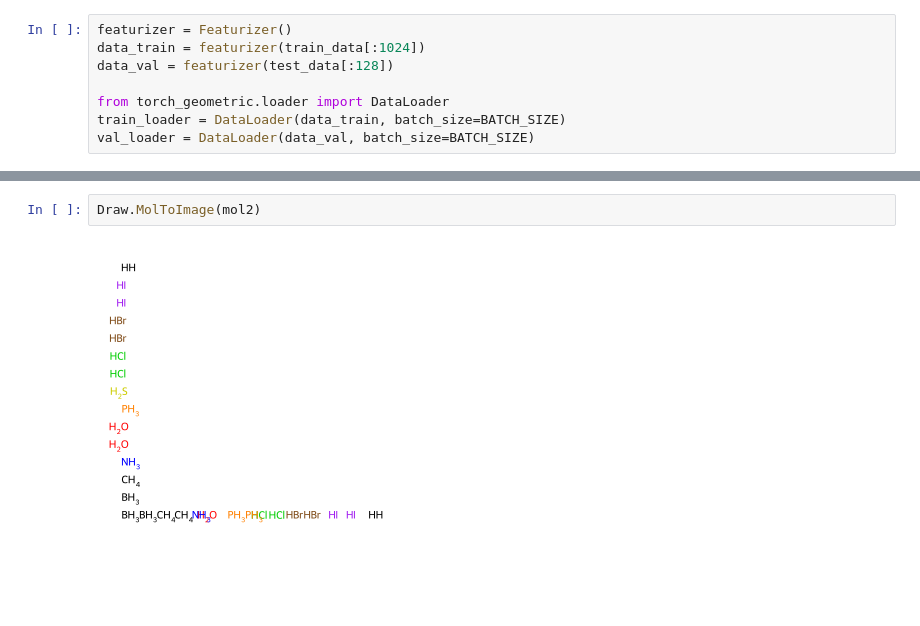
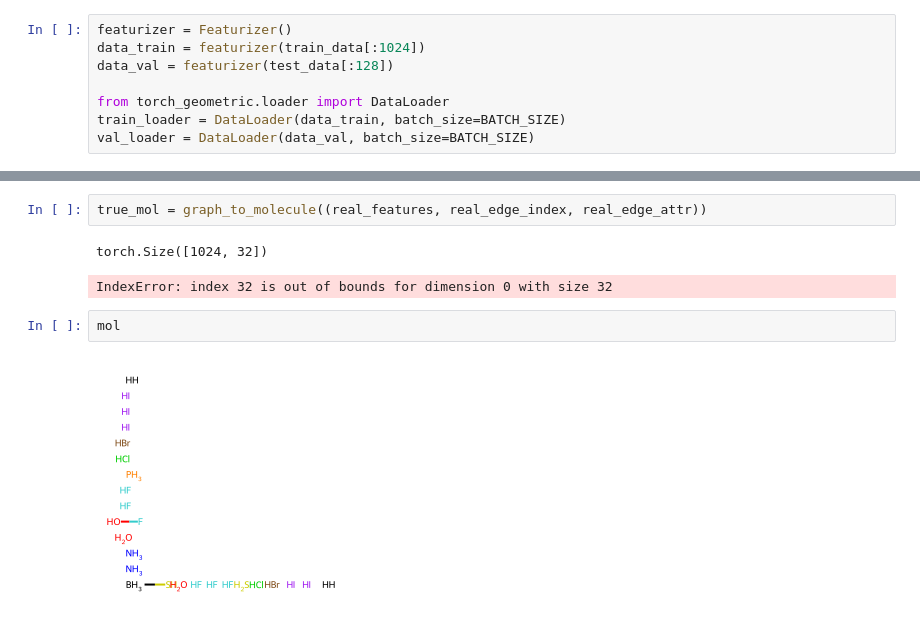
Before and after one commit to mariolawozniak/vae-pharma, a Jupyter notebook: vae_with_torch.ipynb, the cells around one changed output, grey strips where cells are left out. Drawn from its saved outputs; the diff is of its cells as text; blank space fills up the shorter version.

```diff
--- a/vae_with_torch.ipynb
+++ b/vae_with_torch.ipynb
@@ -567,7 +562,12 @@ tensor([[0.0827, 0.0828, 0.0844, 0.0812, 0.0804, 0.0788, 0.0801, 0.0875, 0.0866,
-# %%
-Draw.MolToImage(mol2)
-# %% [output]
-[figure, removed]
+# %%
+true_mol = graph_to_molecule((real_features, real_edge_index, real_edge_attr))
+# %% [output]
+torch.Size([1024, 32])
+IndexError: index 32 is out of bounds for dimension 0 with size 32
+# %%
+mol
+# %% [output]
+[figure, added]
 # %%
 Draw.MolToImage(mol)
 # %% [output]
```
Also changed, not shown: parts of 27 cells of this notebook.
